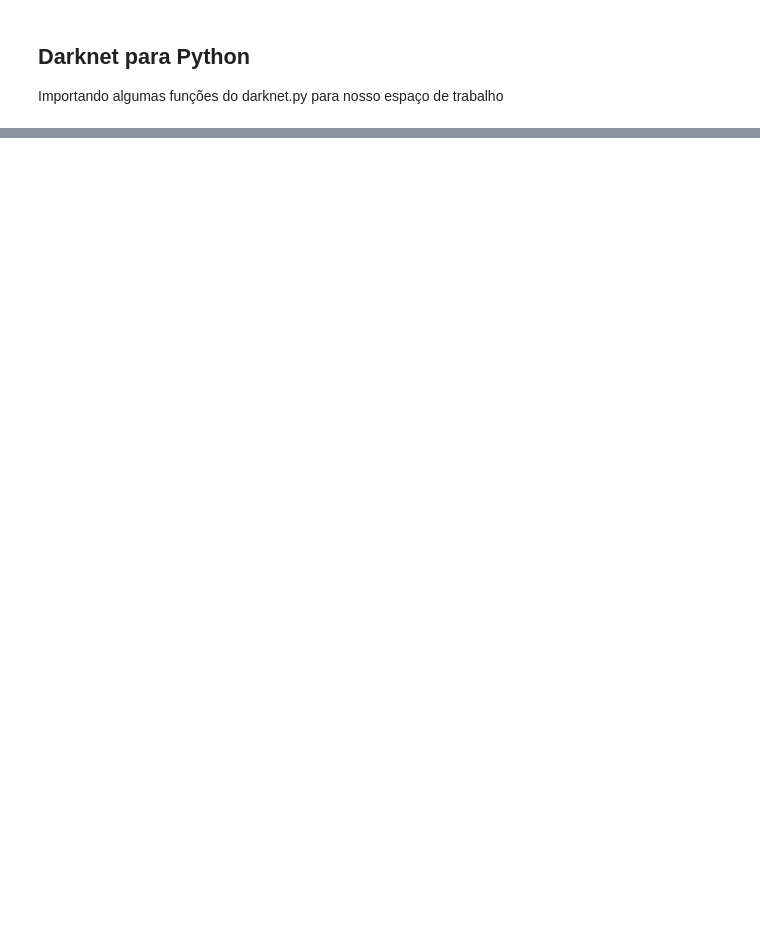
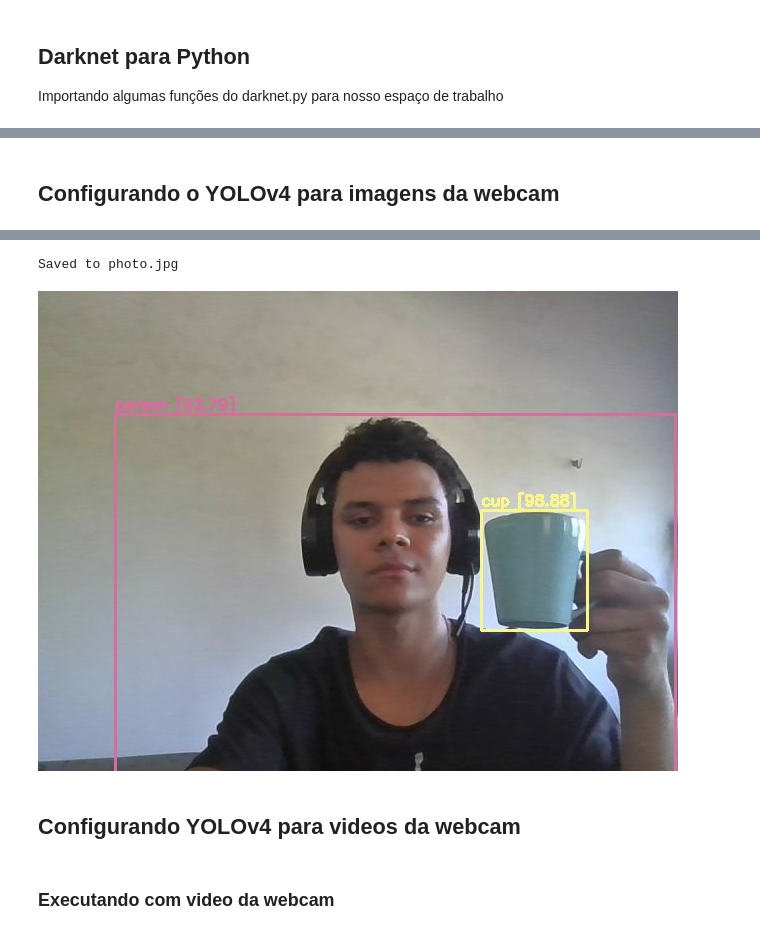
Before and after one commit to Davi-SC/reconhecimento-facial, a Jupyter notebook: reconhecimento_facial.ipynb, the cells around one changed output, grey strips where cells are left out. Cells and saved outputs as stored; diff of their text form; code cells hidden in the pictures; blank space fills up the shorter version.

Commit message:
Detecção com foto e video da webcam funcionando

```diff
--- a/reconhecimento_facial.ipynb
+++ b/reconhecimento_facial.ipynb
@@ -129,0 +190,2 @@ Error: Could not load image.
+# %% [markdown]
+## Configurando o YOLOv4 para imagens da webcam
@@ -129,0 +247,8 @@ Error: Could not load image.
+# %%
+try:
+  filename = take_photo('photo.jpg')
+  print('Saved to {}'.format(filename))
+  display(Image(filename))
+except Exception as err:
+  print(str(err))
+# %% [output]
@@ -129,0 +256,4 @@ Error: Could not load image.
+Saved to photo.jpg
+[figure, added]
+# %% [markdown]
+## Configurando YOLOv4 para videos da webcam
@@ -129,0 +396,2 @@ Error: Could not load image.
+# %% [markdown]
+### Executando com video da webcam
```
Also changed, not shown: parts of 12 cells of this notebook.
